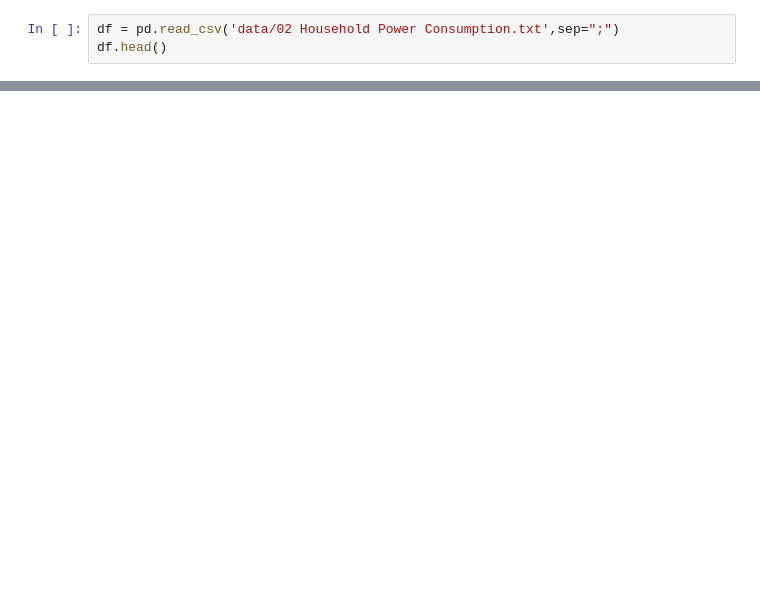
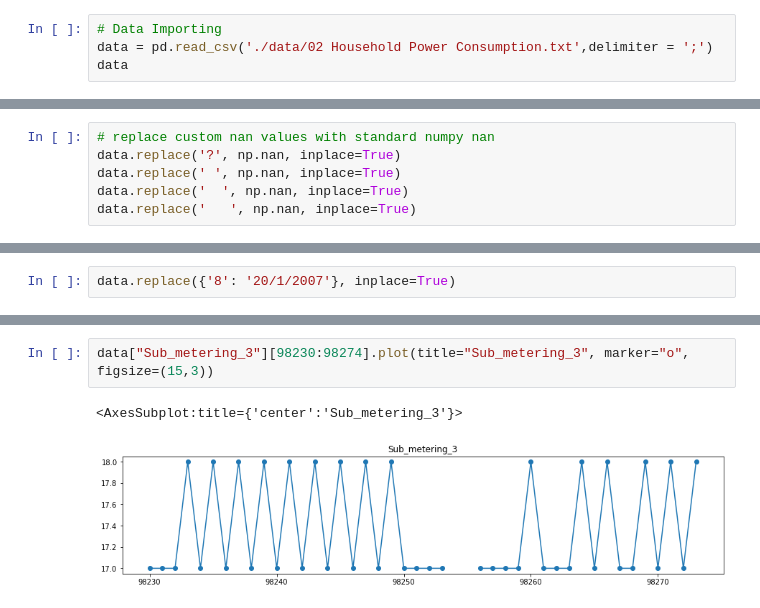
Before and after one commit to saifalbaghdadi/Household-Power-Consumption, a Jupyter notebook: Preprocessing.ipynb, the cells around one changed output, grey strips where cells are left out. Drawn from its saved outputs; the diff is of its cells as text; blank space fills up the shorter version.

```diff
--- a/Preprocessing.ipynb
+++ b/Preprocessing.ipynb
@@ -9,4 +20,5 @@ import keras as ks
 # %%
-df = pd.read_csv('data/02 Household Power Consumption.txt',sep=";")
-df.head()
+# Data Importing
+data = pd.read_csv('./data/02 Household Power Consumption.txt',delimiter = ';')
+data
 # %% [output]
@@ -19,0 +86,6 @@ See Full Dataframe in Mito
+# %%
+# replace custom nan values with standard numpy nan
+data.replace('?', np.nan, inplace=True)
+data.replace(' ', np.nan, inplace=True)
+data.replace('  ', np.nan, inplace=True)
+data.replace('   ', np.nan, inplace=True)
@@ -19,0 +106,2 @@ See Full Dataframe in Mito
+# %%
+data.replace({'8': '20/1/2007'}, inplace=True)
@@ -19,0 +127,5 @@ See Full Dataframe in Mito
+# %%
+data["Sub_metering_3"][98230:98274].plot(title="Sub_metering_3", marker="o", figsize=(15,3))
+# %% [output]
+<AxesSubplot:title={'center':'Sub_metering_3'}>
+[figure, added]
```
Also changed, not shown: parts of 30 cells of this notebook.
